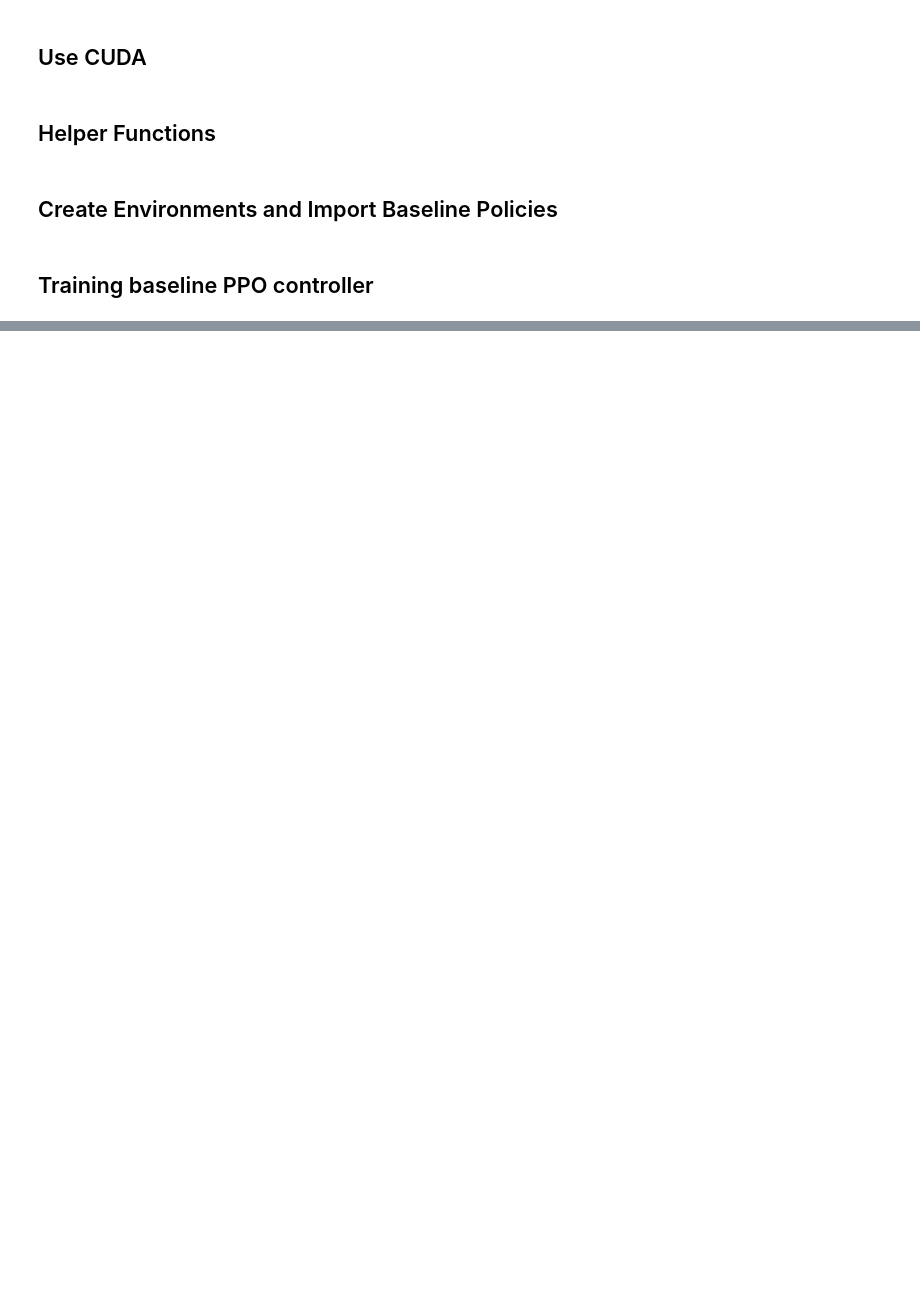
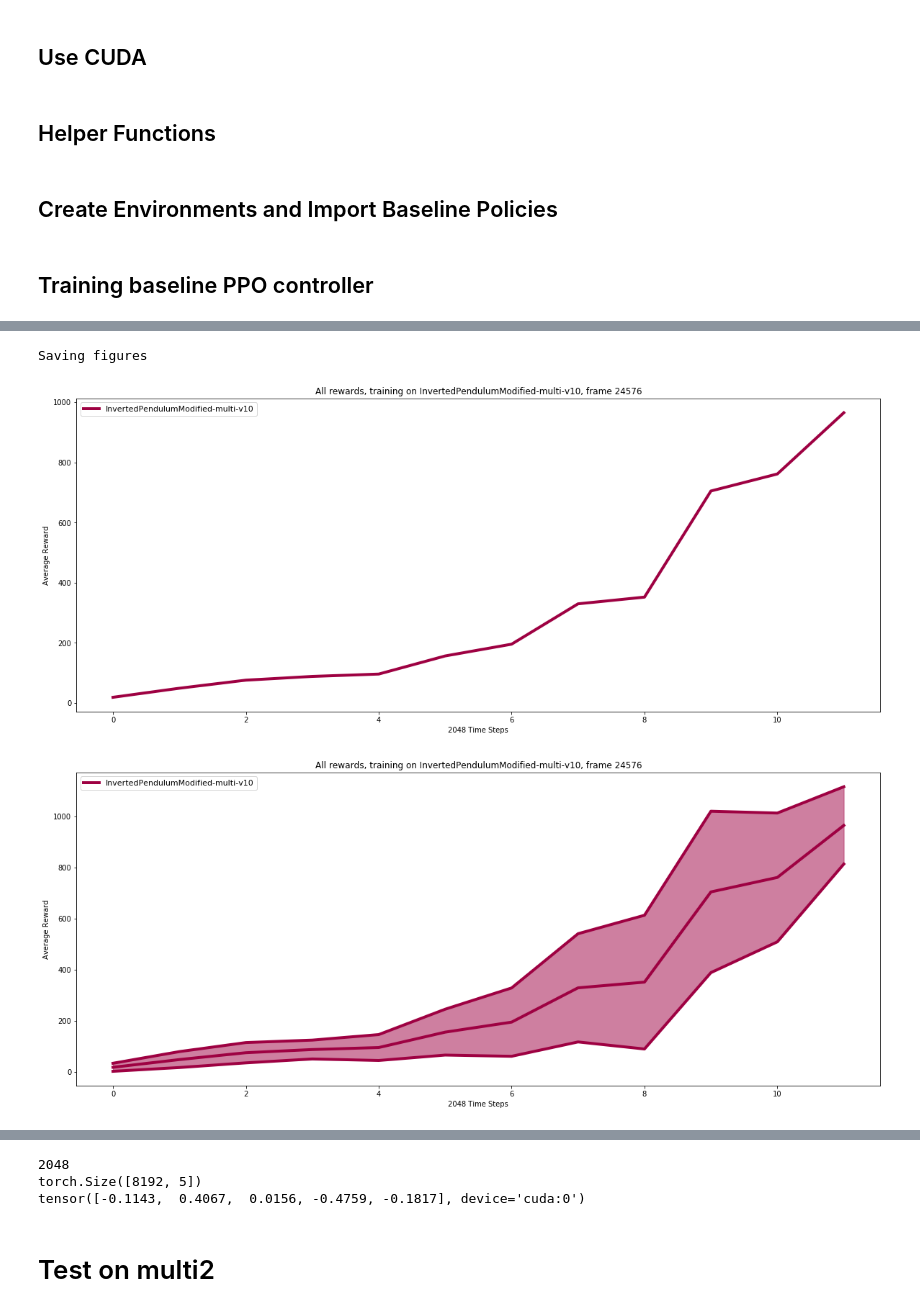
Before and after one commit to anthonysimeonov/276C-final, a Jupyter notebook: final/COMPENSATOR_weighting.ipynb, the cells around one changed output, grey strips where cells are left out. Saved outputs shown, nothing was run; the diff lists cells and outputs as text; code cells hidden in the pictures; blank space fills up the shorter version.

Commit message:
multi2 generalization testing

```diff
--- a/final/COMPENSATOR_weighting.ipynb
+++ b/final/COMPENSATOR_weighting.ipynb
@@ -114,14 +114,15 @@ comp_ensemble = ensemble(base_env_name=base_name,
 
 comp_ensemble.import_policies(baseline_file = './baseline_weights/InvertedPendulumModified-multi-v102018-06-10T13:55:10/InvertedPendulumModified-multi-v10_endweights')
 # %%
-if ACTION_APPEND:
-    num_inputs = template_env.observation_space.shape[0] + template_env.action_space.shape[0]
-else:
-    num_inputs = template_env.observation_space.shape[0]
+# if ACTION_APPEND:
+#     num_inputs = template_env.observation_space.shape[0] + template_env.action_space.shape[0]
+# else:
+#     num_inputs = template_env.observation_space.shape[0]
+num_inputs = template_env.observation_space.shape[0]
 num_outputs = len(comp_ensemble.compensator_policy_list)
 
 #Hyper params:
-hidden_size      = 64
+hidden_size      = 32
 lr               = 3e-4
 num_steps        = 2048
 mini_batch_size  = 64
@@ -158,31 +176,38 @@ while compensator_weighting.frame_idx < max_frames and not early_stop:
     #update policy
     compensator_weighting.ppo_update(ppo_epochs, mini_batch_size, states, actions, log_probs, returns, values)
 
     #plot
     avg_rew = []
     std = []
 
     #Environment testing and data logging
     #***************************************************************************************
     for env in tests.envs:
         env_rewards = ([tests.test_env(env, comp_ensemble, compensator_weighting, action_append=ACTION_APPEND) for _ in range(test_itrs)])
         avg_rew.append(np.mean(env_rewards))
         std.append(np.std(env_rewards))
 
     test_avg_rewards.append(avg_rew)
     test_stds.append(std)
 
     if avg_rew[test_env_idx] > threshold_reward and EARLY_STOPPING: #avg_rew[0] is testing on the non edited environment
-        tests.plot(compensator_weighting.frame_idx, test_avg_rewards, test_stds, which_plts, 1)
+        tests.plot(compensator_weighting.frame_idx, test_avg_rewards, test_stds, which_plts, num_steps, 1)
         early_stop = True
     else:
         if ppo_updates and ppo_updates % save_interval == 0:
             compensator_weighting.save_weights(comp_dir + env_name + '_weights' + str(ppo_updates/save_interval))
             tests.plot(compensator_weighting.frame_idx, test_avg_rewards, test_stds, which_plts, num_steps, 1, str(ppo_updates/save_interval))
         else:
             tests.plot(compensator_weighting.frame_idx, test_avg_rewards, test_stds, which_plts, num_steps, 0)
 
     ppo_updates = ppo_updates + 1 #Loop counter
     #***************************************************************************************
 
 compensator_weighting.save_weights(comp_dir + env_name + '_endweights')
+
+trained_compensator_mixer_weights_dir = comp_dir + env_name + '_endweights'
+print(comp_dir + env_name + '_endweights')
+# %% [output]
+Saving figures
+[figure, added]
+[figure, added]
@@ -188,0 +215,14 @@ compensator_weighting.save_weights(comp_dir + env_name + '_endweights')
+# %%
+print(len(actions))
+
+actions_tensor = torch.cat(actions, dim=0)
+avg_tensor = torch.mean(actions_tensor, dim=0)
+
+print(actions_tensor.size())
+print(avg_tensor)
+# %% [output]
+2048
+torch.Size([8192, 5])
+tensor([-0.1143,  0.4067,  0.0156, -0.4759, -0.1817], device='cuda:0')
+# %% [markdown]
+# Test on multi2
```
Also changed, not shown: parts of 3 cells of this notebook, 1 other file.
